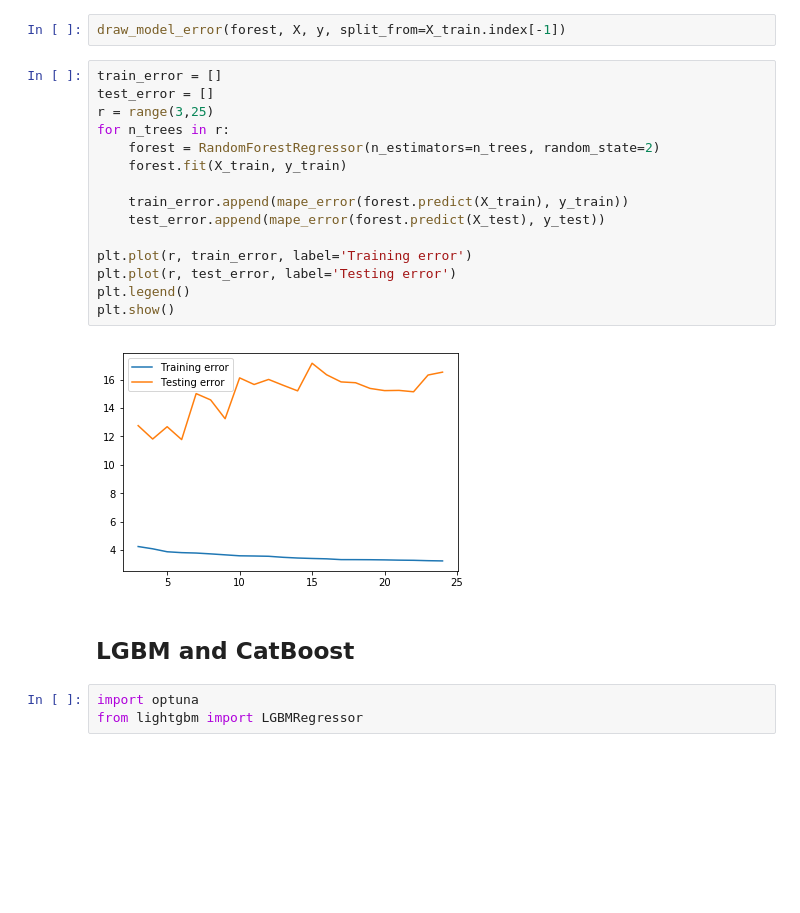
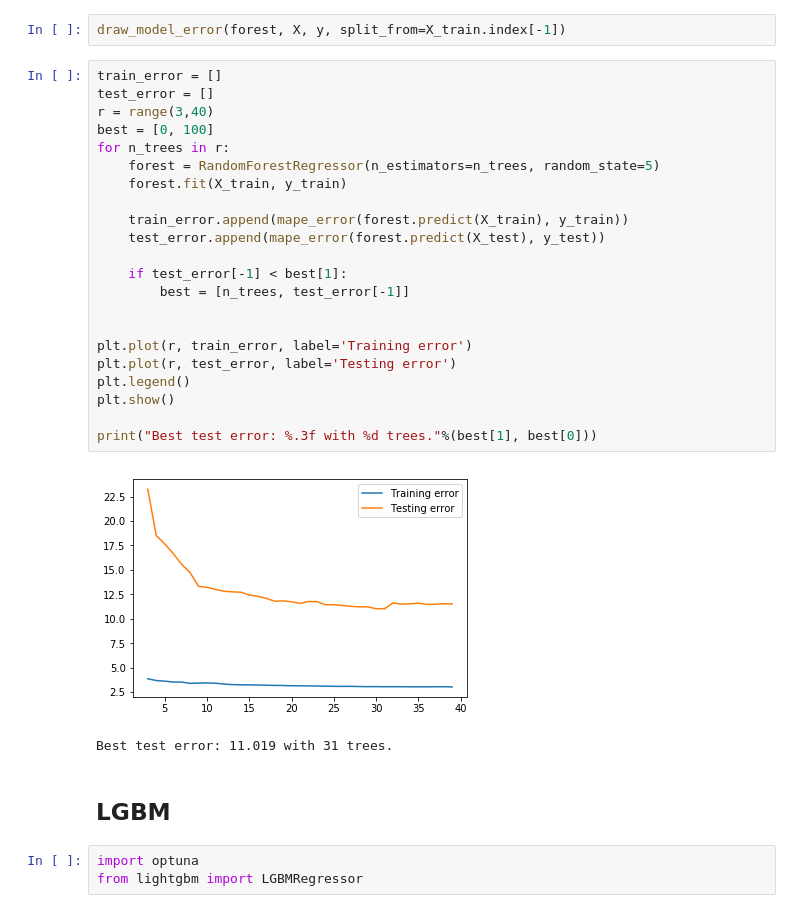
Before and after one commit to CahidArda/data-science-intenship-study, a Jupyter notebook: notebooks/atm_eda/atm_forecasting.ipynb, the cells around one changed output. Saved outputs shown, nothing was run; the diff lists cells and outputs as text; blank space fills up the shorter version.

Commit message:
Train Random Forest and LGBM with new features
Random forest error: 11.02, LGBM error: 10.64

```diff
--- a/notebooks/atm_eda/atm_forecasting.ipynb
+++ b/notebooks/atm_eda/atm_forecasting.ipynb
@@ -104,22 +108,30 @@ draw_model_error(forest, X, y, split_from=X_train.index[-1])
 # %%
 train_error = []
 test_error = []
-r = range(3,25)
+r = range(3,40)
+best = [0, 100]
 for n_trees in r:
-    forest = RandomForestRegressor(n_estimators=n_trees, random_state=2)
+    forest = RandomForestRegressor(n_estimators=n_trees, random_state=5)
     forest.fit(X_train, y_train)
 
     train_error.append(mape_error(forest.predict(X_train), y_train))
     test_error.append(mape_error(forest.predict(X_test), y_test))
 
+    if test_error[-1] < best[1]:
+        best = [n_trees, test_error[-1]]
+
+
 plt.plot(r, train_error, label='Training error')
 plt.plot(r, test_error, label='Testing error')
 plt.legend()
 plt.show()
+
+print("Best test error: %.3f with %d trees."%(best[1], best[0]))
 # %% [output]
-[figure, old version]
+[figure, new version]
+Best test error: 11.019 with 31 trees.
 # %% [markdown]
-## LGBM and CatBoost
+## LGBM
 # %%
 import optuna
 from lightgbm import LGBMRegressor
```
Also changed, not shown: parts of 7 cells of this notebook.
